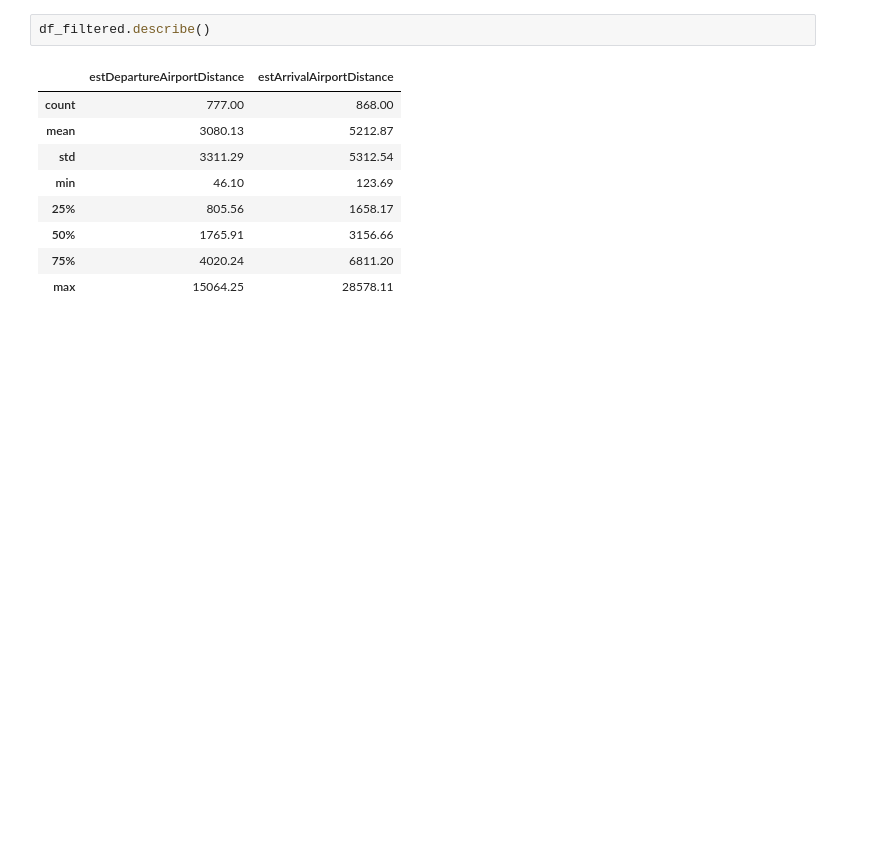
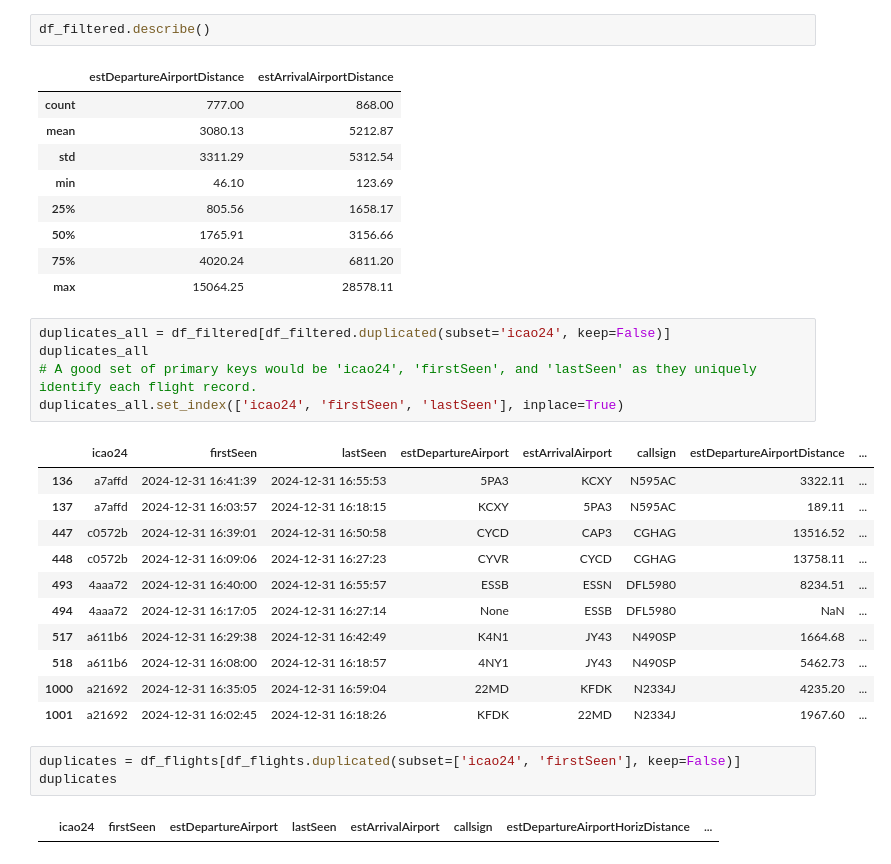
Before and after one commit to nxbfuentes/Noel_DataEngineering_Project_1, a Jupyter notebook: etl.ipynb, the cells around one changed output. Cells and saved outputs as stored; diff of their text form; blank space fills up the shorter version.

Commit message:
Update lastSeen column to be a primary key in flight metadata table

```diff
--- a/etl.ipynb
+++ b/etl.ipynb
@@ -228,3 +228,25 @@ df_filtered.describe()
 | 50% | 1765.91 | 3156.66 |
 | 75% | 4020.24 | 6811.20 |
 | max | 15064.25 | 28578.11 |
+# %%
+duplicates_all = df_filtered[df_filtered.duplicated(subset='icao24', keep=False)]
+duplicates_all
+# A good set of primary keys would be 'icao24', 'firstSeen', and 'lastSeen' as they uniquely identify each flight record.
+duplicates_all.set_index(['icao24', 'firstSeen', 'lastSeen'], inplace=True)
+# %% [output]
+|  | icao24 | firstSeen | lastSeen | estDepartureAirport | estArrivalAirport | callsign | estDepartureAirportDistance | ... |
+| 136 | a7affd | 2024-12-31 16:41:39 | 2024-12-31 16:55:53 | 5PA3 | KCXY | N595AC | 3322.11 | ... |
+| 137 | a7affd | 2024-12-31 16:03:57 | 2024-12-31 16:18:15 | KCXY | 5PA3 | N595AC | 189.11 | ... |
+| 447 | c0572b | 2024-12-31 16:39:01 | 2024-12-31 16:50:58 | CYCD | CAP3 | CGHAG | 13516.52 | ... |
+| 448 | c0572b | 2024-12-31 16:09:06 | 2024-12-31 16:27:23 | CYVR | CYCD | CGHAG | 13758.11 | ... |
+| 493 | 4aaa72 | 2024-12-31 16:40:00 | 2024-12-31 16:55:57 | ESSB | ESSN | DFL5980 | 8234.51 | ... |
+| 494 | 4aaa72 | 2024-12-31 16:17:05 | 2024-12-31 16:27:14 | None | ESSB | DFL5980 | NaN | ... |
+| 517 | a611b6 | 2024-12-31 16:29:38 | 2024-12-31 16:42:49 | K4N1 | JY43 | N490SP | 1664.68 | ... |
+| 518 | a611b6 | 2024-12-31 16:08:00 | 2024-12-31 16:18:57 | 4NY1 | JY43 | N490SP | 5462.73 | ... |
+| 1000 | a21692 | 2024-12-31 16:35:05 | 2024-12-31 16:59:04 | 22MD | KFDK | N2334J | 4235.20 | ... |
+| 1001 | a21692 | 2024-12-31 16:02:45 | 2024-12-31 16:18:26 | KFDK | 22MD | N2334J | 1967.60 | ... |
+# %%
+duplicates = df_flights[df_flights.duplicated(subset=['icao24', 'firstSeen'], keep=False)]
+duplicates
+# %% [output]
+|  | icao24 | firstSeen | estDepartureAirport | lastSeen | estArrivalAirport | callsign | estDepartureAirportHorizDistance | ... |
```
Also changed, not shown: 1 other file.
